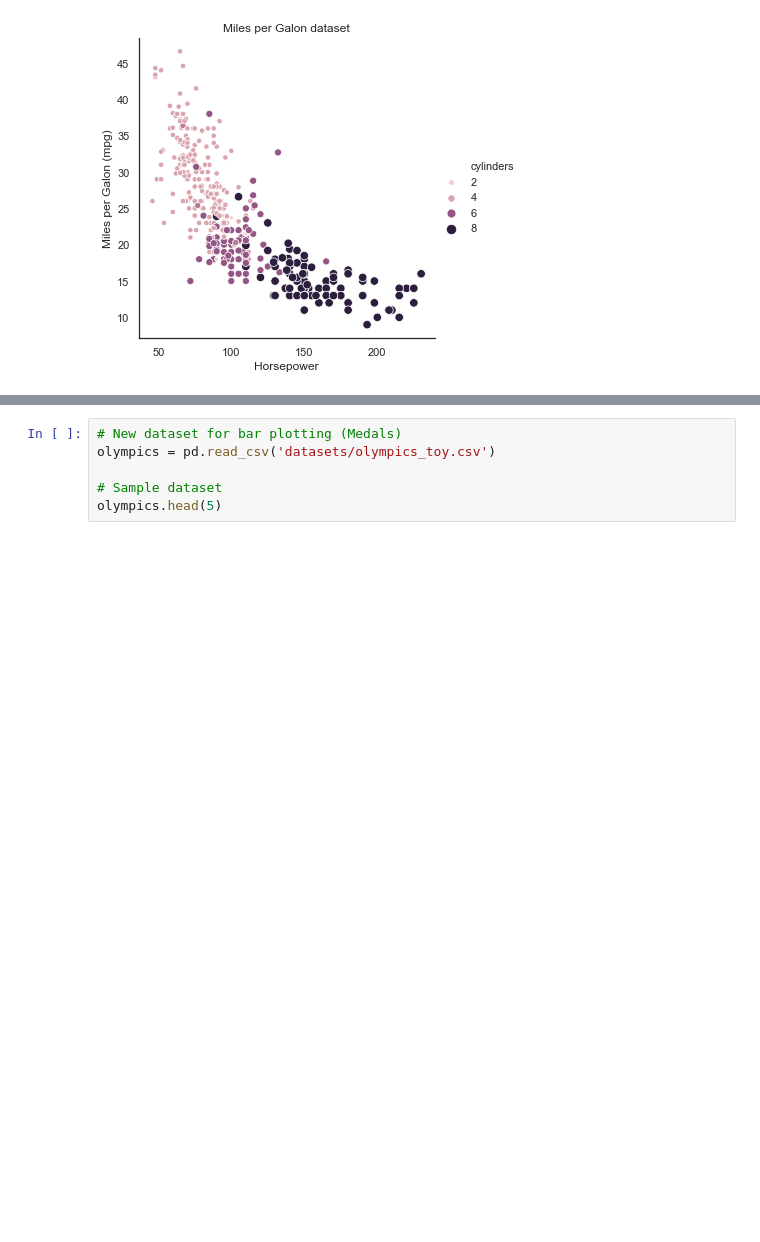
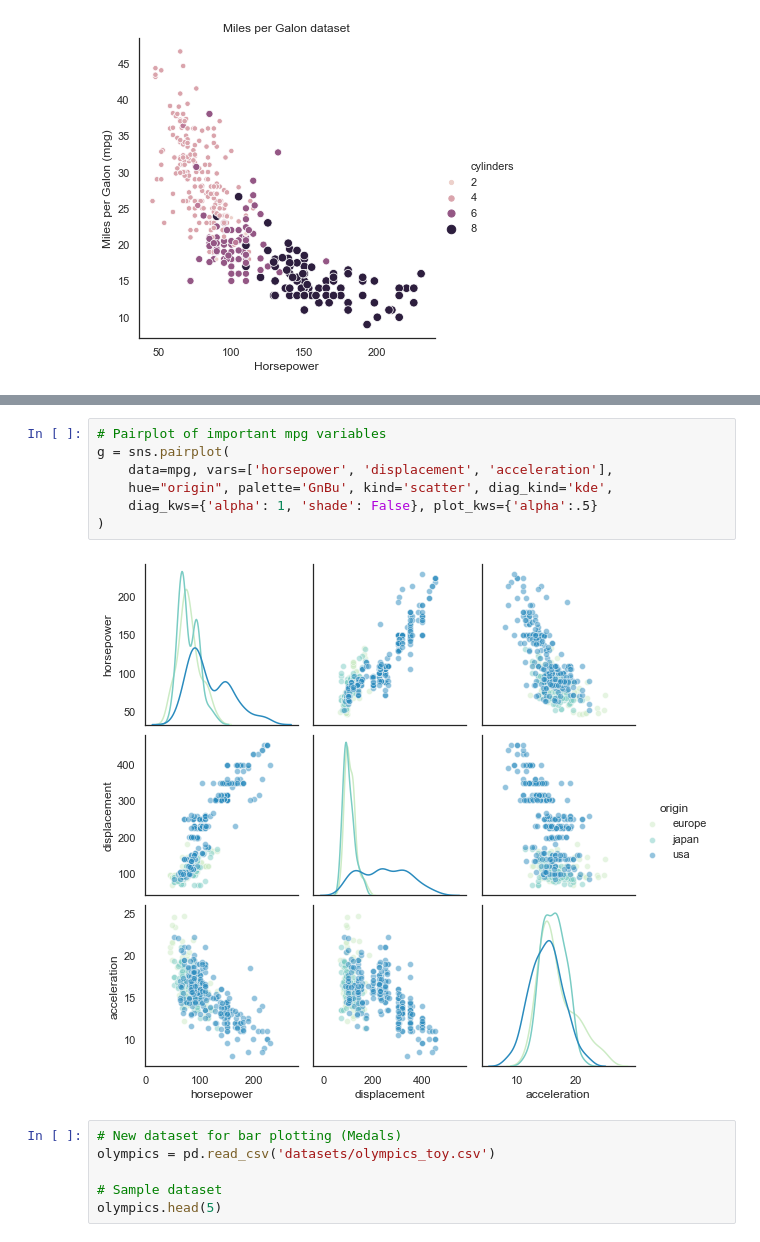
Before and after one commit to VictorCalderon/data-snippets, a Jupyter notebook: DataScience/plotting.ipynb, the cells around one changed output, grey strips where cells are left out. Drawn from its saved outputs; the diff is of its cells as text; blank space fills up the shorter version.

```diff
--- a/DataScience/plotting.ipynb
+++ b/DataScience/plotting.ipynb
@@ -198,3 +198,12 @@ ax.set(xlabel='Acceleration', ylabel='Miles per Galon (mpg)', title='Miles per G
+# %%
+# Pairplot of important mpg variables
+g = sns.pairplot(
+    data=mpg, vars=['horsepower', 'displacement', 'acceleration'],
+    hue="origin", palette='GnBu', kind='scatter', diag_kind='kde',
+    diag_kws={'alpha': 1, 'shade': False}, plot_kws={'alpha':.5}
+)
+# %% [output]
+[figure, added]
 # %%
 # New dataset for bar plotting (Medals)
 olympics = pd.read_csv('datasets/olympics_toy.csv')
```
Also changed, not shown: parts of 9 cells of this notebook.
